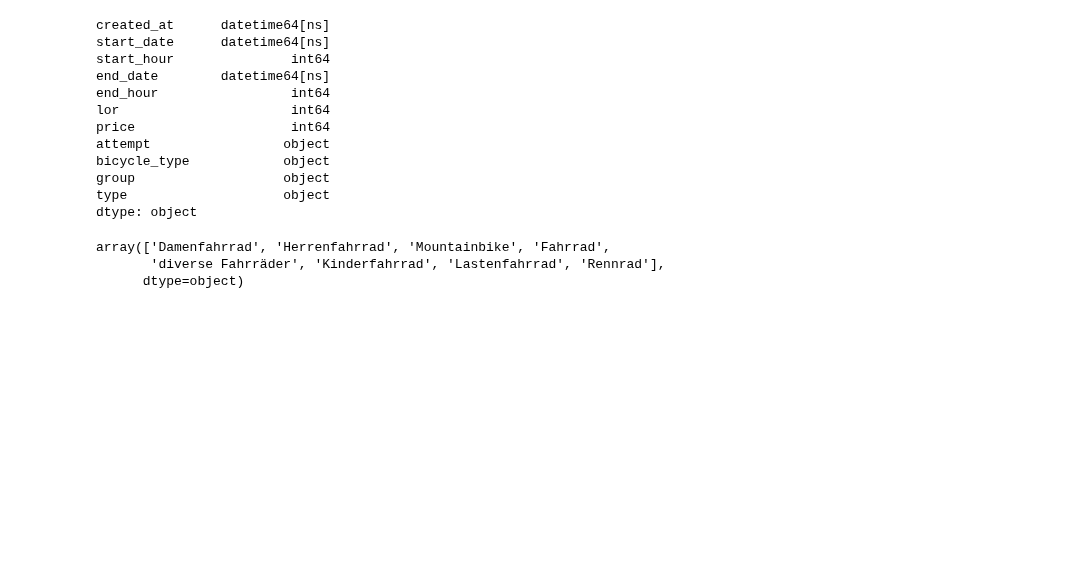
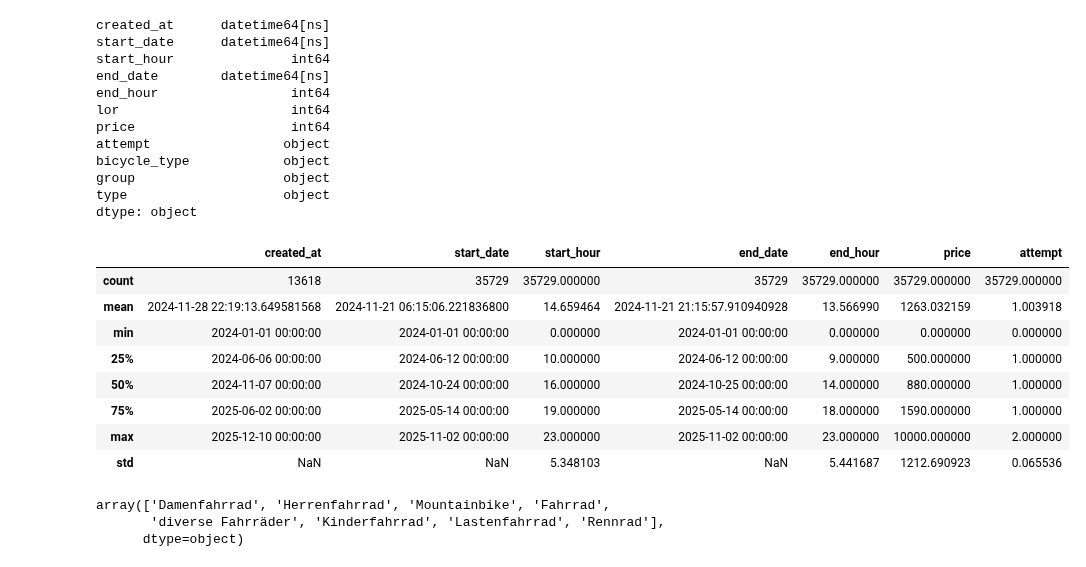
Before and after one commit to vsokoltsov/berlin-bicycle-thefts, a Jupyter notebook: notebooks/01_etl.ipynb, the cells around one changed output. Cells and saved outputs as stored; diff of their text form; code cells hidden in the pictures; blank space fills up the shorter version.

```diff
--- a/notebooks/01_etl.ipynb
+++ b/notebooks/01_etl.ipynb
@@ -97,6 +130,18 @@ bicycle_type            object
 group                   object
 type                    object
 dtype: object
+# %%
+df.describe()
+# %% [output]
+|  | created_at | start_date | start_hour | end_date | end_hour | price | attempt |
+| count | 13618 | 35729 | 35729.000000 | 35729 | 35729.000000 | 35729.000000 | 35729.000000 |
+| mean | 2024-11-28 22:19:13.649581568 | 2024-11-21 06:15:06.221836800 | 14.659464 | 2024-11-21 21:15:57.910940928 | 13.566990 | 1263.032159 | 1.003918 |
+| min | 2024-01-01 00:00:00 | 2024-01-01 00:00:00 | 0.000000 | 2024-01-01 00:00:00 | 0.000000 | 0.000000 | 0.000000 |
+| 25% | 2024-06-06 00:00:00 | 2024-06-12 00:00:00 | 10.000000 | 2024-06-12 00:00:00 | 9.000000 | 500.000000 | 1.000000 |
+| 50% | 2024-11-07 00:00:00 | 2024-10-24 00:00:00 | 16.000000 | 2024-10-25 00:00:00 | 14.000000 | 880.000000 | 1.000000 |
+| 75% | 2025-06-02 00:00:00 | 2025-05-14 00:00:00 | 19.000000 | 2025-05-14 00:00:00 | 18.000000 | 1590.000000 | 1.000000 |
+| max | 2025-12-10 00:00:00 | 2025-11-02 00:00:00 | 23.000000 | 2025-11-02 00:00:00 | 23.000000 | 10000.000000 | 2.000000 |
+| std | NaN | NaN | 5.348103 | NaN | 5.441687 | 1212.690923 | 0.065536 |
 # %%
 df['bicycle_type'].unique()
 # %% [output]
```
Also changed, not shown: parts of 17 cells of this notebook, 1 other file.
